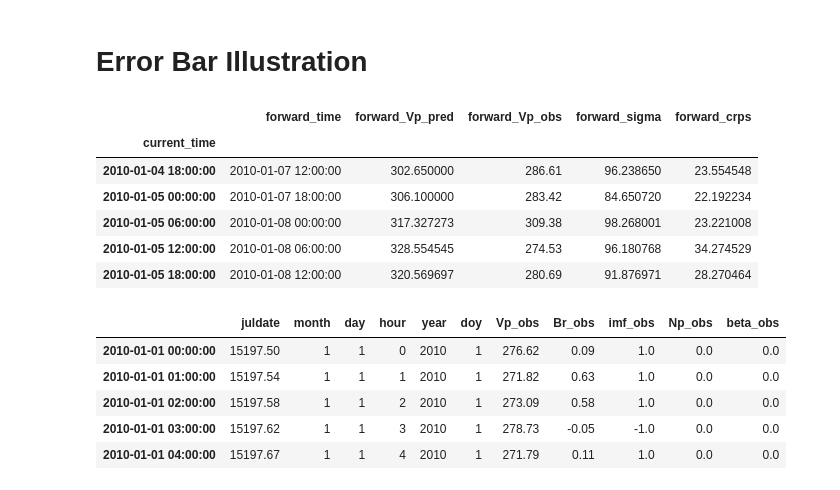
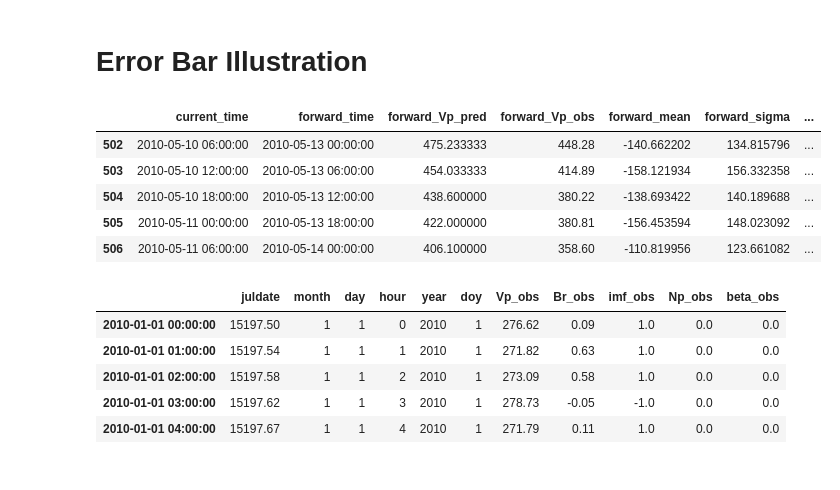
Before and after one commit to ddasilva/wsa_knn_uncertainty_v2, a Jupyter notebook: notebooks/Error Bar Illustration.ipynb, the cells around one changed output. Cells and saved outputs as stored; diff of their text form; code cells hidden in the pictures.

```diff
--- a/notebooks/Error Bar Illustration.ipynb
+++ b/notebooks/Error Bar Illustration.ipynb
@@ -8,20 +10,22 @@ import seaborn as sns
 
 sns.set()
+# %%
+time_range = (pd.Timestamp('2010-05-13 0:00:00'), pd.Timestamp('2010-06-01 00:00:00'))
 # %%
-df_dataset = pd.read_csv('../data/processed/method2/k35/delta_window4/processed_daysahead3_R000.csv', index_col='current_time')
-df_dataset.index = pd.to_datetime(df_dataset.index)
+# Read from Disk
+df_dataset = pd.read_csv('../data/processed/test/processed_daysahead3_R000.csv')
+df_dataset.forward_time = pd.to_datetime(df_dataset.forward_time)
 
-for col in df_dataset.columns:
-    if 'time' in col:
-        df_dataset[col] = pd.to_datetime(df_dataset[col])
+# Subset
+df_dataset = df_dataset[df_dataset.forward_time.between(*time_range)]
 
+# Print
 df_dataset.head()
 # %% [output]
-|  | forward_time | forward_Vp_pred | forward_Vp_obs | forward_sigma | forward_crps |
-| current_time |  |  |  |  |  |
-| 2010-01-04 18:00:00 | 2010-01-07 12:00:00 | 302.650000 | 286.61 | 96.238650 | 23.554548 |
-| 2010-01-05 00:00:00 | 2010-01-07 18:00:00 | 306.100000 | 283.42 | 84.650720 | 22.192234 |
-| 2010-01-05 06:00:00 | 2010-01-08 00:00:00 | 317.327273 | 309.38 | 98.268001 | 23.221008 |
-| 2010-01-05 12:00:00 | 2010-01-08 06:00:00 | 328.554545 | 274.53 | 96.180768 | 34.274529 |
-| 2010-01-05 18:00:00 | 2010-01-08 12:00:00 | 320.569697 | 280.69 | 91.876971 | 28.270464 |
+|  | current_time | forward_time | forward_Vp_pred | forward_Vp_obs | forward_mean | forward_sigma | ... |
+| 502 | 2010-05-10 06:00:00 | 2010-05-13 00:00:00 | 475.233333 | 448.28 | -140.662202 | 134.815796 | ... |
+| 503 | 2010-05-10 12:00:00 | 2010-05-13 06:00:00 | 454.033333 | 414.89 | -158.121934 | 156.332358 | ... |
+| 504 | 2010-05-10 18:00:00 | 2010-05-13 12:00:00 | 438.600000 | 380.22 | -138.693422 | 140.189688 | ... |
+| 505 | 2010-05-11 00:00:00 | 2010-05-13 18:00:00 | 422.000000 | 380.81 | -156.453594 | 148.023092 | ... |
+| 506 | 2010-05-11 06:00:00 | 2010-05-14 00:00:00 | 406.100000 | 358.60 | -110.819956 | 123.661082 | ... |
 # %%
```
Also changed, not shown: parts of 4 cells of this notebook, 8 other files.
